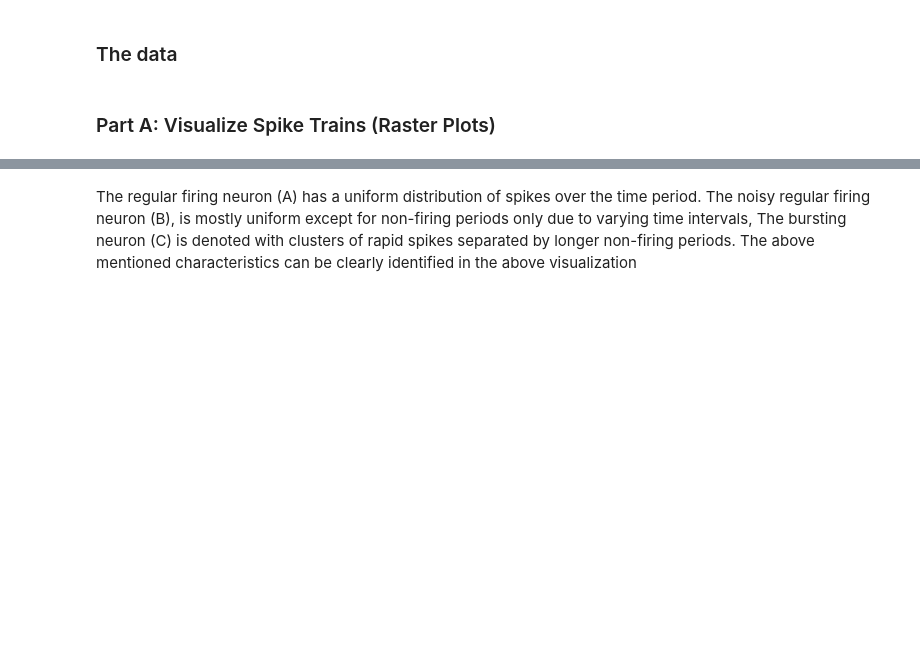
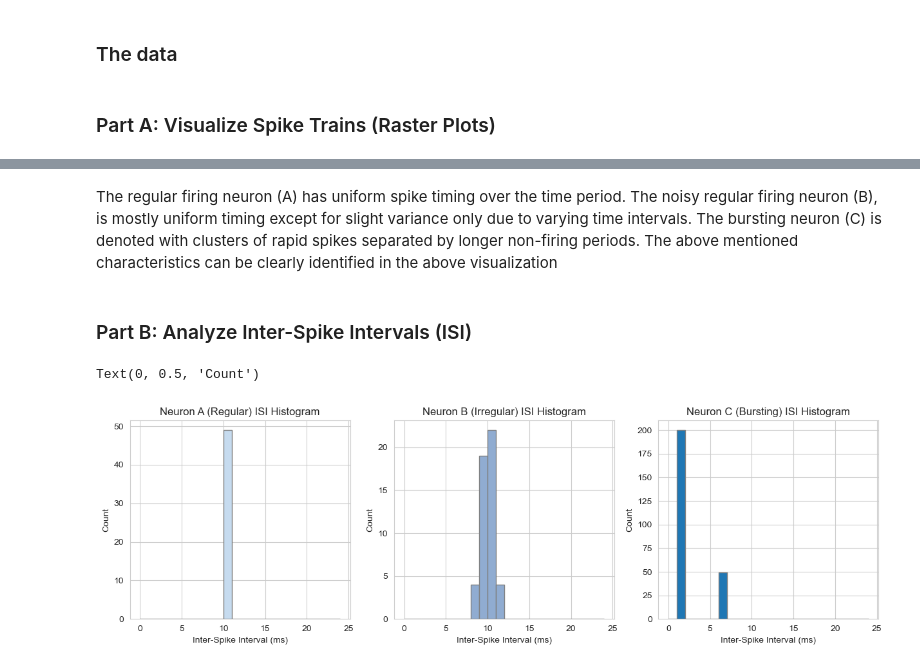
Before and after one commit to prashastham/DSMiniProj1, a Jupyter notebook: q1.ipynb, the cells around one changed output, grey strips where cells are left out. Drawn from its saved outputs; the diff is of its cells as text; code cells hidden in the pictures; blank space fills up the shorter version.

```diff
--- a/q1.ipynb
+++ b/q1.ipynb
@@ -39,2 +49,34 @@ plt.show()
 # %% [markdown]
-The regular firing neuron (A) has a uniform distribution of spikes over the time period. The noisy regular firing neuron (B), is mostly uniform except for non-firing periods only due to varying time intervals, The bursting neuron (C) is denoted with clusters of rapid spikes separated by longer non-firing periods. The above mentioned characteristics can be clearly identified in the above visualization
+The regular firing neuron (A) has uniform spike timing over the time period. The noisy regular firing neuron (B), is mostly uniform timing except for slight variance only due to varying time intervals. The bursting neuron (C) is denoted with clusters of rapid spikes separated by longer non-firing periods. The above mentioned characteristics can be clearly identified in the above visualization
+# %% [markdown]
+### Part B: Analyze Inter-Spike Intervals (ISI)
+# %%
+# Calculating the inter-spike intervals (ISIs)
+isi_a = np.diff(neuron_a_spikes)
+isi_b = np.diff(neuron_b_spikes)
+isi_c = np.diff(neuron_c_spikes)
+
+# creating bins for histogram
+bins = np.arange(0, 25, 1)
+# Plotting the ISI histograms
+plt.figure(figsize=(15, 4))
+plt.subplot(1, 3, 1)
+plt.hist(isi_a, bins=bins, color="#c6dbef", edgecolor='gray')
+plt.title('Neuron A (Regular) ISI Histogram')
+plt.xlabel('Inter-Spike Interval (ms)')
+plt.ylabel('Count')
+
+plt.subplot(1, 3, 2)
+plt.hist(isi_b, bins=bins, color="#90acd1", edgecolor='gray')
+plt.title('Neuron B (Irregular) ISI Histogram')
+plt.xlabel('Inter-Spike Interval (ms)')
+plt.ylabel('Count')
+
+plt.subplot(1, 3, 3)
+plt.hist(isi_c, bins=bins, color="#1f77b4", edgecolor='gray')
+plt.title('Neuron C (Bursting) ISI Histogram')
+plt.xlabel('Inter-Spike Interval (ms)')
+plt.ylabel('Count')
+# %% [output]
+Text(0, 0.5, 'Count')
+[figure, added]
```
Also changed, not shown: parts of 6 cells of this notebook.
